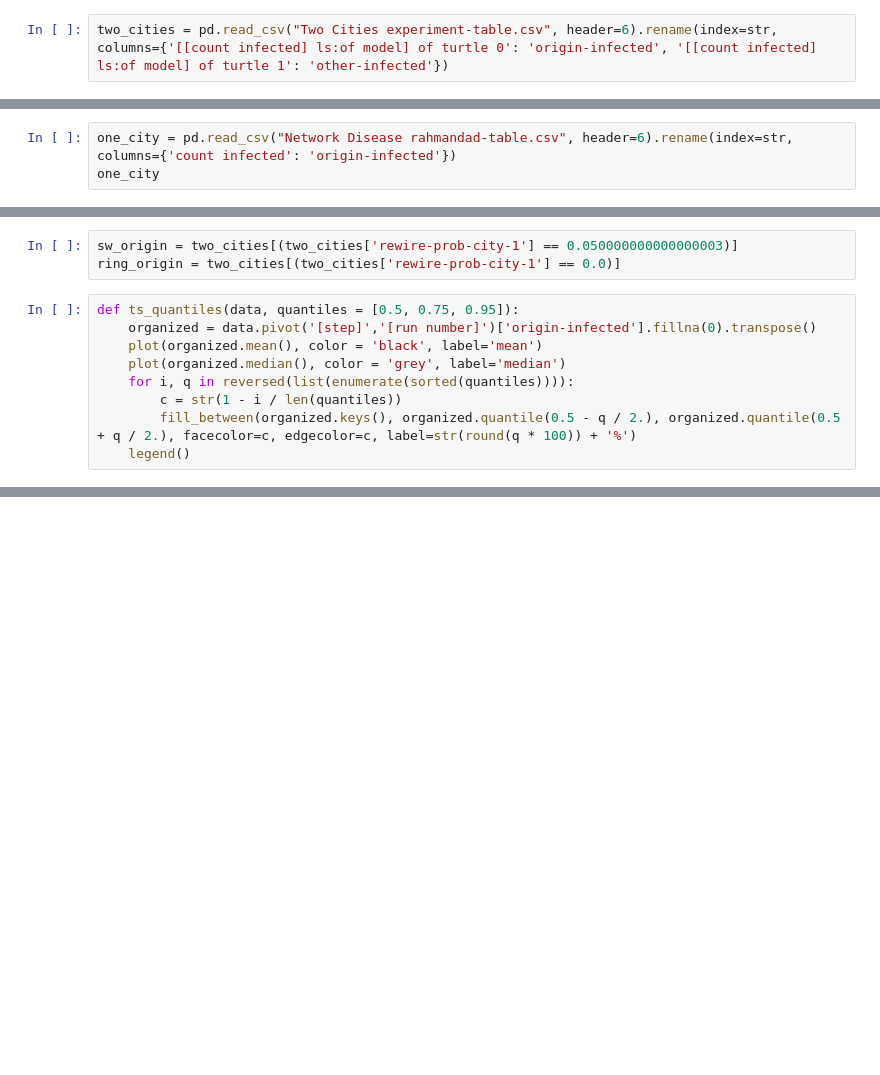
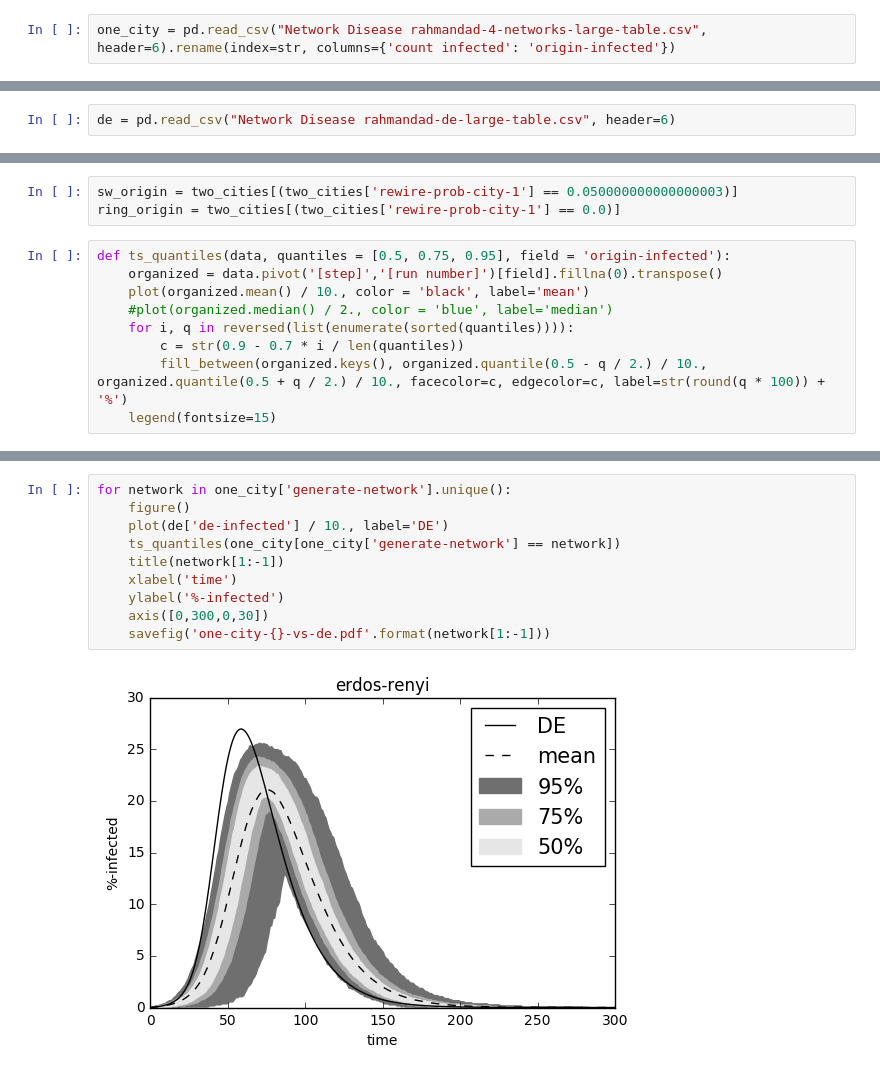
Before and after one commit to qiemem/Network-Disease, a Jupyter notebook: data/Infectious Quantiles.ipynb, the cells around one changed output, grey strips where cells are left out. Drawn from its saved outputs; the diff is of its cells as text; blank space fills up the shorter version.

```diff
--- a/data/Infectious Quantiles.ipynb
+++ b/data/Infectious Quantiles.ipynb
@@ -7,2 +15,2 @@ Populating the interactive namespace from numpy and matplotlib
 # %%
-two_cities = pd.read_csv("Two Cities experiment-table.csv", header=6).rename(index=str, columns={'[[count infected] ls:of model] of turtle 0': 'origin-infected', '[[count infected] ls:of model] of turtle 1': 'other-infected'})
+one_city = pd.read_csv("Network Disease rahmandad-4-networks-large-table.csv", header=6).rename(index=str, columns={'count infected': 'origin-infected'})
@@ -9,3 +21,2 @@ two_cities = pd.read_csv("Two Cities experiment-table.csv", header=6).rename(ind
 # %%
-one_city = pd.read_csv("Network Disease rahmandad-table.csv", header=6).rename(index=str, columns={'count infected': 'origin-infected'})
-one_city
+de = pd.read_csv("Network Disease rahmandad-de-large-table.csv", header=6)
@@ -32,11 +24,11 @@ one_city
 sw_origin = two_cities[(two_cities['rewire-prob-city-1'] == 0.050000000000000003)]
 ring_origin = two_cities[(two_cities['rewire-prob-city-1'] == 0.0)]
 # %%
-def ts_quantiles(data, quantiles = [0.5, 0.75, 0.95]):
-    organized = data.pivot('[step]','[run number]')['origin-infected'].fillna(0).transpose()
-    plot(organized.mean(), color = 'black', label='mean')
-    plot(organized.median(), color = 'grey', label='median')
+def ts_quantiles(data, quantiles = [0.5, 0.75, 0.95], field = 'origin-infected'):
+    organized = data.pivot('[step]','[run number]')[field].fillna(0).transpose()
+    plot(organized.mean() / 10., color = 'black', label='mean')
+    #plot(organized.median() / 2., color = 'blue', label='median')
     for i, q in reversed(list(enumerate(sorted(quantiles)))):
-        c = str(1 - i / len(quantiles))
-        fill_between(organized.keys(), organized.quantile(0.5 - q / 2.), organized.quantile(0.5 + q / 2.), facecolor=c, edgecolor=c, label=str(round(q * 100)) + '%')
-    legend()
+        c = str(0.9 - 0.7 * i / len(quantiles))
+        fill_between(organized.keys(), organized.quantile(0.5 - q / 2.) / 10., organized.quantile(0.5 + q / 2.) / 10., facecolor=c, edgecolor=c, label=str(round(q * 100)) + '%')
+    legend(fontsize=15)
@@ -64,0 +35,12 @@ for rp in sorted(set(two_cities['rewire-prob-city-2'])):
+# %%
+for network in one_city['generate-network'].unique():
+    figure()
+    plot(de['de-infected'] / 10., label='DE')
+    ts_quantiles(one_city[one_city['generate-network'] == network])
+    title(network[1:-1])
+    xlabel('time')
+    ylabel('%-infected')
+    axis([0,300,0,30])
+    savefig('one-city-{}-vs-de.pdf'.format(network[1:-1]))
+# %% [output]
+[figure, added]
```
Also changed, not shown: parts of 21 cells of this notebook, 2 other files.
